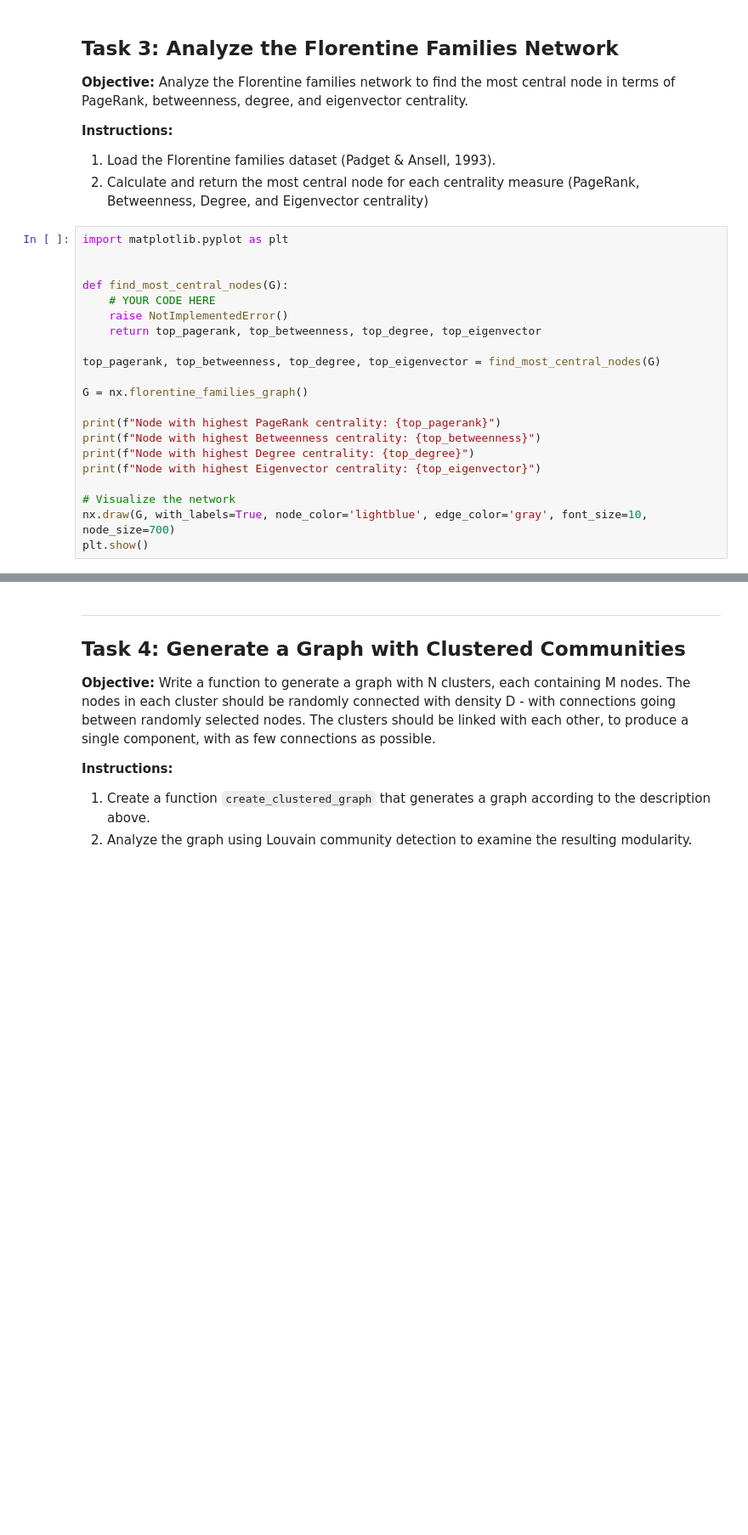
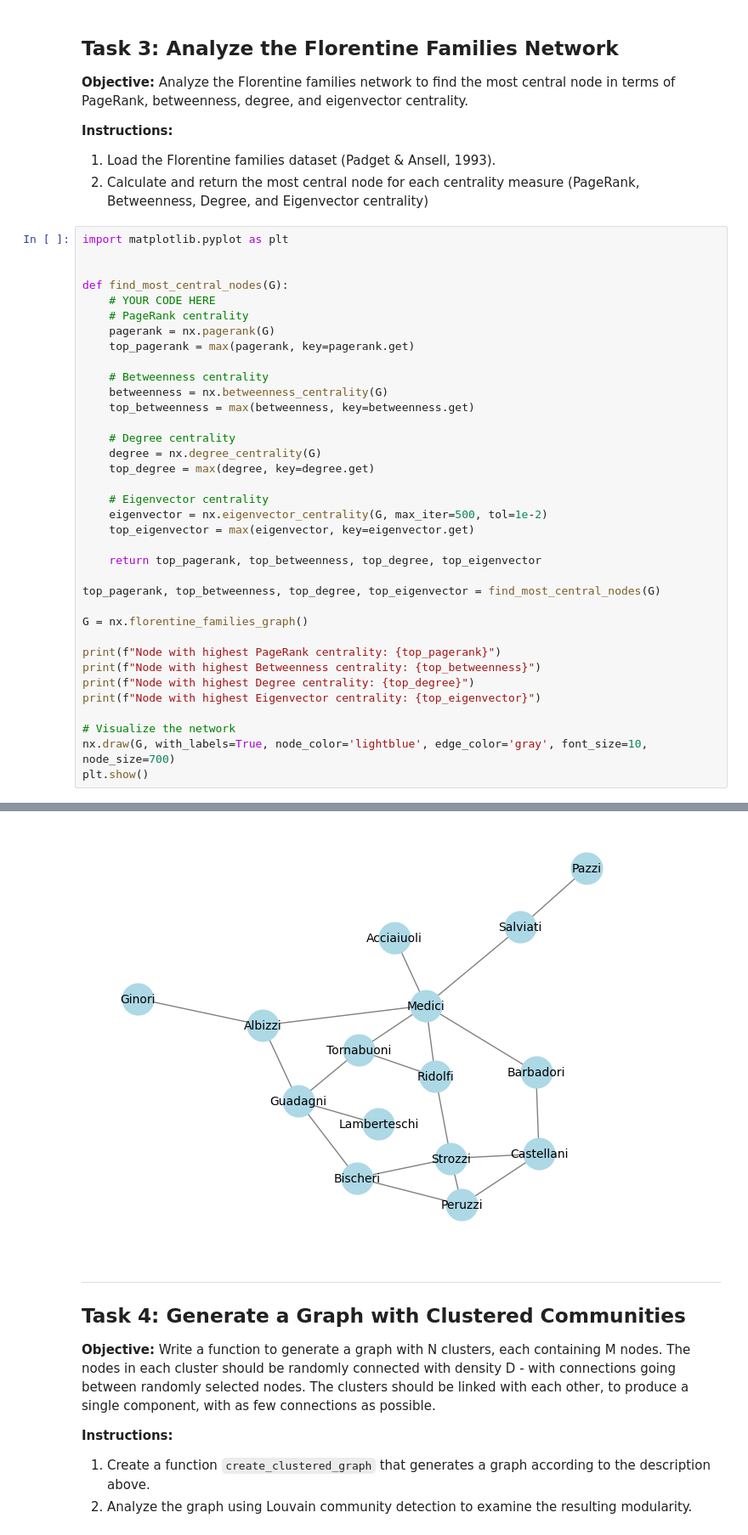
Before and after one commit to Aoyamaxx/CSSci-Semester-3-DE, a Jupyter notebook: Coding_Portfolio_Progress_Check_3/network-analysis/network-analysis.ipynb, the cells around one changed output, grey strips where cells are left out. Shown at 85% size. Saved outputs shown, nothing was run; the diff lists cells and outputs as text; blank space fills up the shorter version.

```diff
--- a/Coding_Portfolio_Progress_Check_3/network-analysis/network-analysis.ipynb
+++ b/Coding_Portfolio_Progress_Check_3/network-analysis/network-analysis.ipynb
@@ -70,7 +144,22 @@ import matplotlib.pyplot as plt
 
 def find_most_central_nodes(G):
     # YOUR CODE HERE
-    raise NotImplementedError()
+    # PageRank centrality
+    pagerank = nx.pagerank(G)
+    top_pagerank = max(pagerank, key=pagerank.get)
+
+    # Betweenness centrality
+    betweenness = nx.betweenness_centrality(G)
+    top_betweenness = max(betweenness, key=betweenness.get)
+
+    # Degree centrality
+    degree = nx.degree_centrality(G)
+    top_degree = max(degree, key=degree.get)
+
+    # Eigenvector centrality
+    eigenvector = nx.eigenvector_centrality(G, max_iter=500, tol=1e-2)
+    top_eigenvector = max(eigenvector, key=eigenvector.get)
+
     return top_pagerank, top_betweenness, top_degree, top_eigenvector
 
 top_pagerank, top_betweenness, top_degree, top_eigenvector = find_most_central_nodes(G)
@@ -85,3 +174,4 @@ print(f"Node with highest Eigenvector centrality: {top_eigenvector}")
 # Visualize the network
 nx.draw(G, with_labels=True, node_color='lightblue', edge_color='gray', font_size=10, node_size=700)
 plt.show()
+# %% [output]
@@ -88,3 +182,4 @@ plt.show()
+[figure, added]
 # %% [markdown]
 ---
 
```
Also changed, not shown: parts of 5 cells of this notebook, 3 other files.
